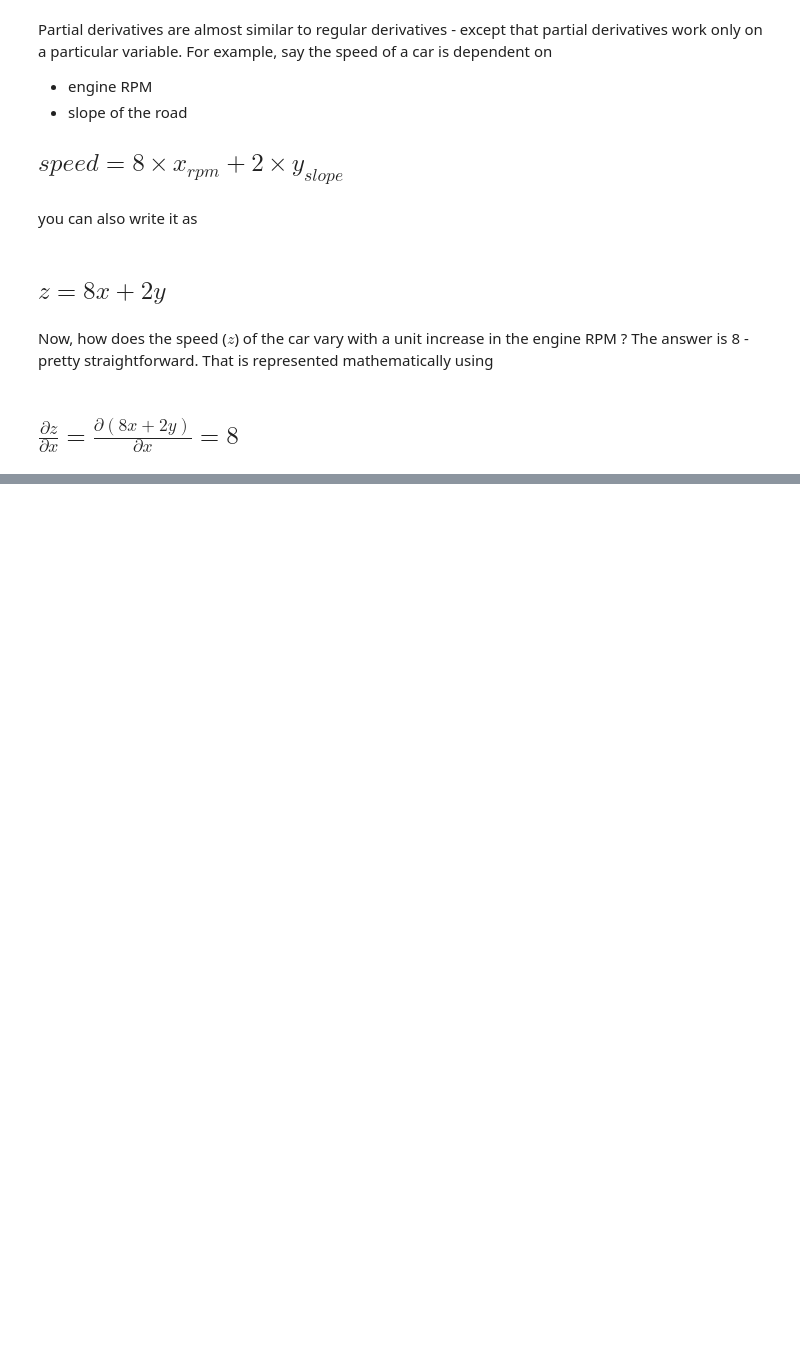
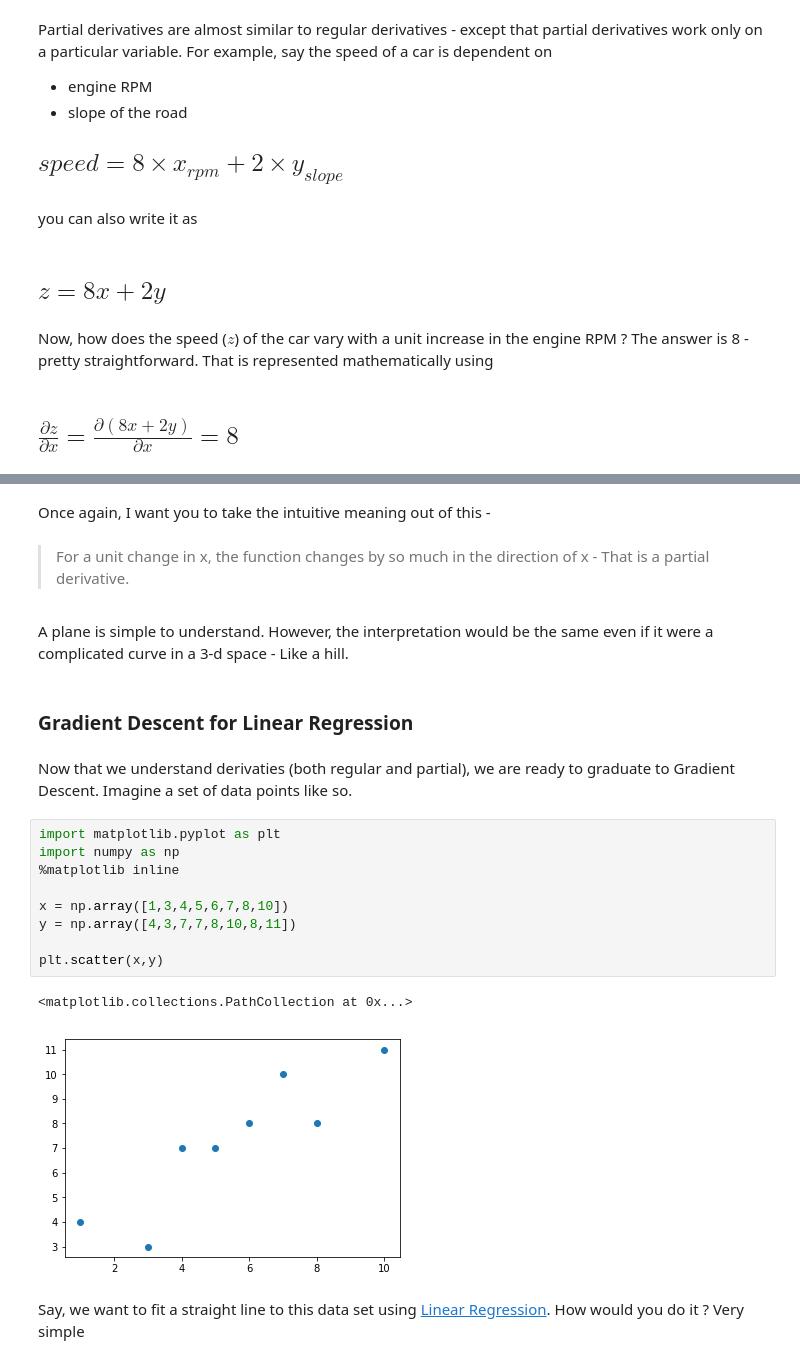
Before and after one commit to hotcode002/deep_learning, a Jupyter notebook: Week 1/gradient_descent.ipynb, the cells around one changed output, grey strips where cells are left out. Drawn from its saved outputs; the diff is of its cells as text; blank space fills up the shorter version.

Commit message:
gradient descent

```diff
--- a/Week 1/gradient_descent.ipynb
+++ b/Week 1/gradient_descent.ipynb
@@ -175,0 +198,24 @@ Now, how does the speed ($z$) of the car vary with a unit increase in the engine
+# %% [markdown]
+Once again, I want you to take the intuitive meaning out of this -
+# %% [markdown]
+> For a unit change in x, the function changes by so much in the direction of x - That is a partial derivative.
+# %% [markdown]
+A plane is simple to understand. However, the interpretation would be the same even if it were a complicated curve in a 3-d space - Like a hill.
+# %% [markdown]
+### Gradient Descent for Linear Regression
+# %% [markdown]
+Now that we understand derivaties (both regular and partial), we are ready to graduate to Gradient Descent. Imagine a set of data points like so.
+# %%
+import matplotlib.pyplot as plt
+import numpy as np
+%matplotlib inline
+
+x = np.array([1,3,4,5,6,7,8,10])
+y = np.array([4,3,7,7,8,10,8,11])
+
+plt.scatter(x,y)
+# %% [output]
+<matplotlib.collections.PathCollection at 0x...>
+[figure, added]
+# %% [markdown]
+Say, we want to fit a straight line to this data set using <a href="https://ajaytech.co/python-regression">Linear Regression</a>. How would you do it ? Very simple
```
Also changed, not shown: parts of 23 cells of this notebook, 2 other files.
